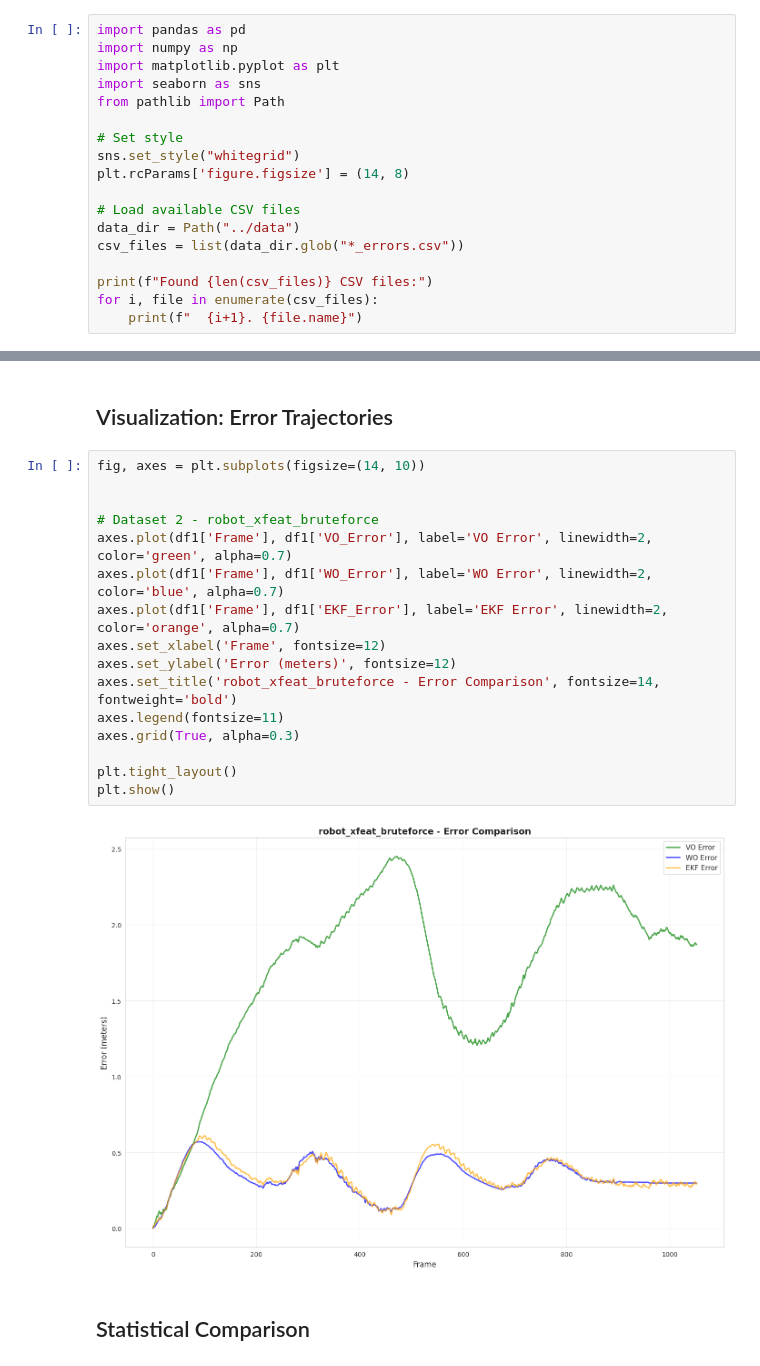
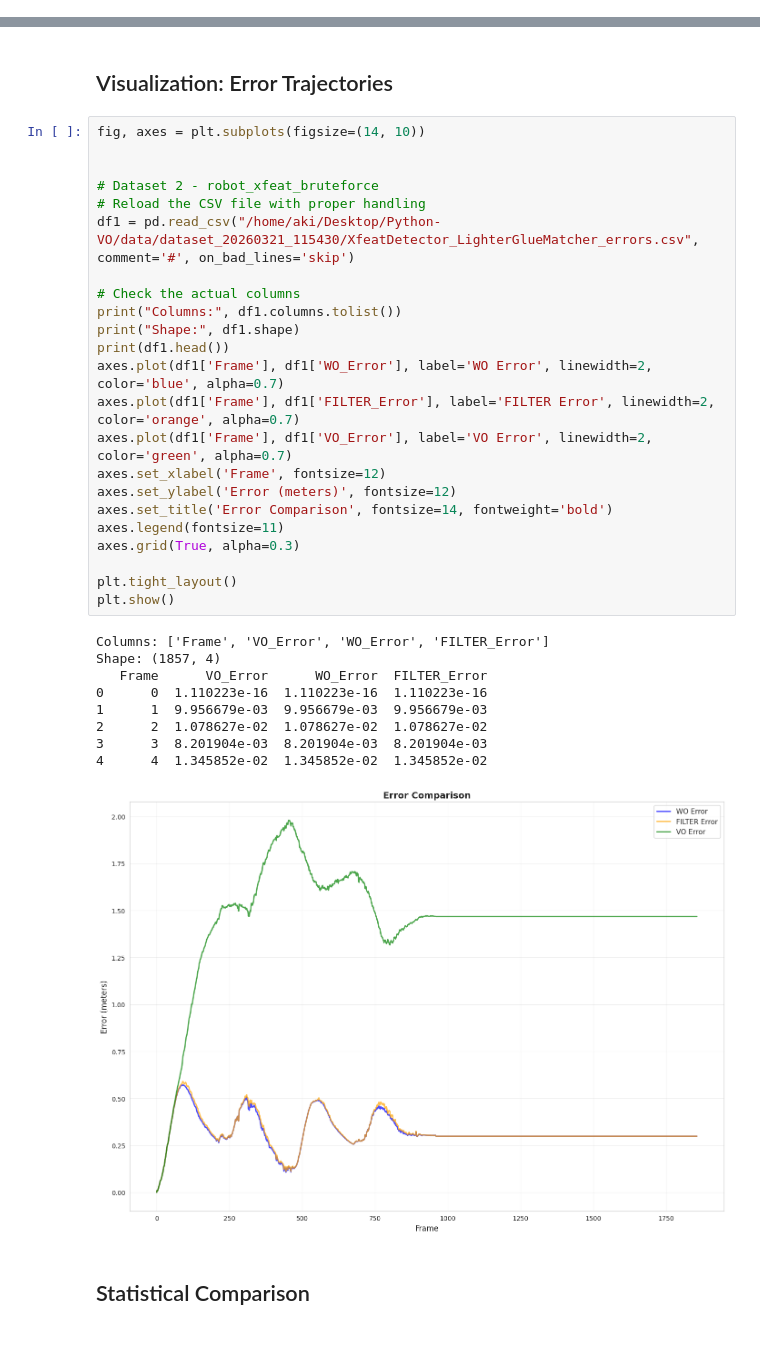
Before and after one commit to gustavoadutra/Python-VO, a Jupyter notebook: Notebooks/error_plot.ipynb, the cells around one changed output, grey strips where cells are left out. Saved outputs shown, nothing was run; the diff lists cells and outputs as text.

```diff
--- a/Notebooks/error_plot.ipynb
+++ b/Notebooks/error_plot.ipynb
@@ -2,21 +2,3 @@
 # Error Analysis Notebook
 
 Analyze Visual Odometry (VO), Wheel Odometry (WO), and Extended Kalman Filter (EKF) errors across different datasets.
-# %%
-import pandas as pd
-import numpy as np
-import matplotlib.pyplot as plt
-import seaborn as sns
-from pathlib import Path
-
-# Set style
-sns.set_style("whitegrid")
-plt.rcParams['figure.figsize'] = (14, 8)
-
-# Load available CSV files
-data_dir = Path("../data")
-csv_files = list(data_dir.glob("*_errors.csv"))
-
-print(f"Found {len(csv_files)} CSV files:")
-for i, file in enumerate(csv_files):
-    print(f"  {i+1}. {file.name}")
@@ -54,21 +36,36 @@ max    1052.00000  2.450397e+00  5.701401e-01  6.106663e-01
 # %%
 fig, axes = plt.subplots(figsize=(14, 10))
 
 
 # Dataset 2 - robot_xfeat_bruteforce
+# Reload the CSV file with proper handling
+df1 = pd.read_csv("/home/aki/Desktop/Python-VO/data/dataset_20260321_115430/XfeatDetector_LighterGlueMatcher_errors.csv", comment='#', on_bad_lines='skip')
+
+# Check the actual columns
+print("Columns:", df1.columns.tolist())
+print("Shape:", df1.shape)
+print(df1.head())
+axes.plot(df1['Frame'], df1['WO_Error'], label='WO Error', linewidth=2, color='blue', alpha=0.7)
+axes.plot(df1['Frame'], df1['FILTER_Error'], label='FILTER Error', linewidth=2, color='orange', alpha=0.7)
 axes.plot(df1['Frame'], df1['VO_Error'], label='VO Error', linewidth=2, color='green', alpha=0.7)
-axes.plot(df1['Frame'], df1['WO_Error'], label='WO Error', linewidth=2, color='blue', alpha=0.7)
-axes.plot(df1['Frame'], df1['EKF_Error'], label='EKF Error', linewidth=2, color='orange', alpha=0.7)
 axes.set_xlabel('Frame', fontsize=12)
 axes.set_ylabel('Error (meters)', fontsize=12)
-axes.set_title('robot_xfeat_bruteforce - Error Comparison', fontsize=14, fontweight='bold')
+axes.set_title('Error Comparison', fontsize=14, fontweight='bold')
 axes.legend(fontsize=11)
 axes.grid(True, alpha=0.3)
 
 plt.tight_layout()
 plt.show()
 # %% [output]
+Columns: ['Frame', 'VO_Error', 'WO_Error', 'FILTER_Error']
+Shape: (1857, 4)
+   Frame      VO_Error      WO_Error  FILTER_Error
+0      0  1.110223e-16  1.110223e-16  1.110223e-16
+1      1  9.956679e-03  9.956679e-03  9.956679e-03
+2      2  1.078627e-02  1.078627e-02  1.078627e-02
+3      3  8.201904e-03  8.201904e-03  8.201904e-03
+4      4  1.345852e-02  1.345852e-02  1.345852e-02
-[figure, old version]
+[figure, new version]
 # %% [markdown]
 ## Statistical Comparison
 # %%
```
Also changed, not shown: parts of 8 cells of this notebook, 26 other files.
